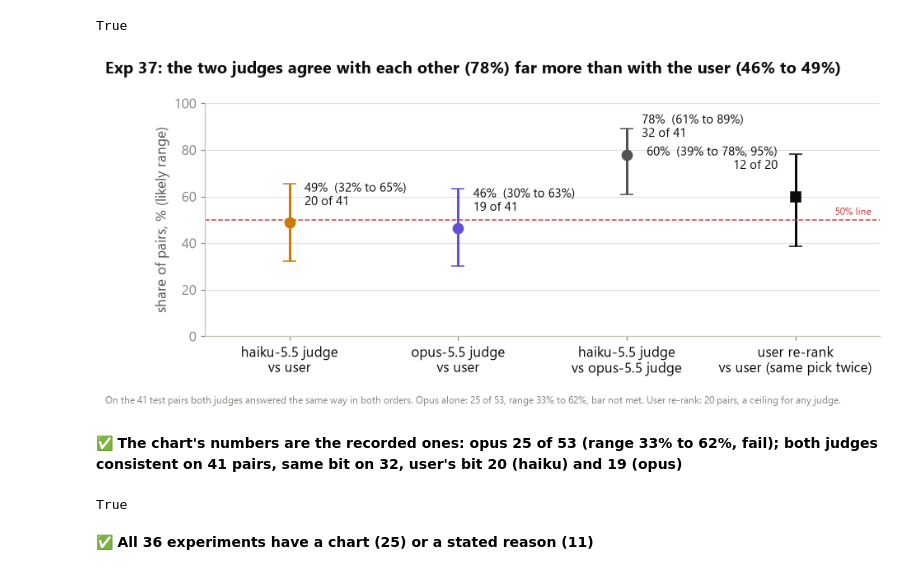
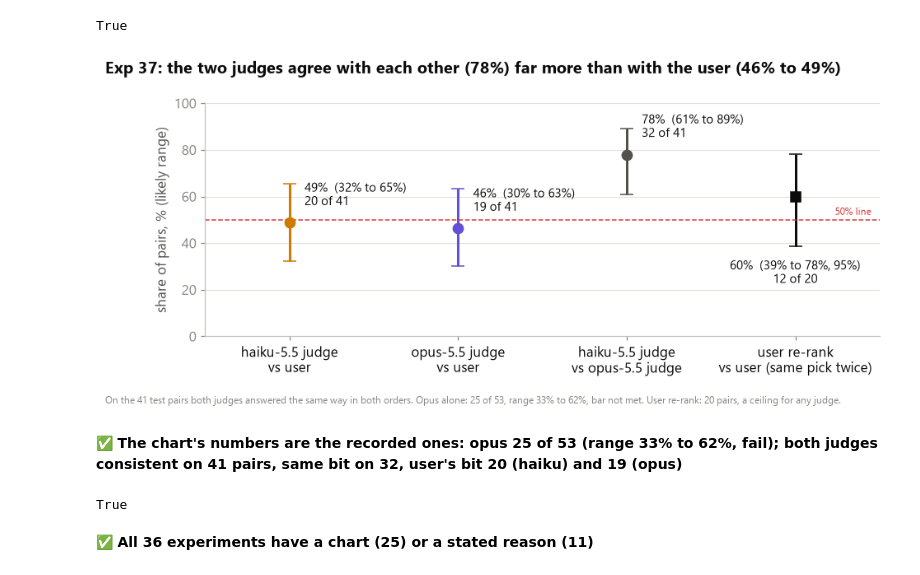
Before and after one commit to supriya-kotturu/humor-me, a Jupyter notebook: notebooks/decision-plot.ipynb, the cells around one changed output. Saved outputs shown, nothing was run; the diff lists cells and outputs as text; code cells hidden in the pictures.

```diff
--- a/notebooks/decision-plot.ipynb
+++ b/notebooks/decision-plot.ipynb
@@ -1214,35 +1214,35 @@ g37 = metric("dpo_judge_gate_opus")
 jj = g37.get("judge_vs_judge") or dp37.judge_vs_judge(dp37.need_pairs()[2])  # the caches under data/ only until the record has it
 n = jj["pairs"]
 Z975 = dp37.Z["opus"]
 OPUS_C = "#6250d6"
 pts = [("haiku-5.5 judge\nvs user", jj["haiku_agrees_with_you"], n, WRITER["claude-haiku-5-5"]),
        ("opus-5.5 judge\nvs user", jj["opus_agrees_with_you"], n, OPUS_C),
        ("haiku-5.5 judge\nvs opus-5.5 judge", jj["same"], n, SLATE)]
 fig, ax = plt.subplots(figsize=(9.6, 3.9))
 for x, (name, k, m, col) in enumerate(pts):
     lo, hi = jc.wilson(k, m, Z975)
     ax.errorbar(x, 100 * k / m, yerr=[[100 * (k / m - lo)], [100 * (hi - k / m)]], fmt="o", color=col, ms=8, capsize=5, lw=2)
     ax.annotate(f"{k / m:.0%}  ({lo:.0%} to {hi:.0%})\n{k} of {m}", (x, 100 * k / m), xytext=(12, 14), textcoords="offset points", fontsize=10)
 # the user's own repeat rate: the ceiling for any judge on these pairs (reported only, 95% range from the record)
 sa = g37["self_agreement"]
 ux = 3
 ulo, uhi = sa["wilson95"]
 ax.errorbar(ux, 100 * sa["same"] / sa["of"], yerr=[[100 * (sa["same"] / sa["of"] - ulo)], [100 * (uhi - sa["same"] / sa["of"])]], fmt="s", color=INK, ms=8, capsize=5, lw=2)
-ax.annotate(f"{sa['same'] / sa['of']:.0%}  ({ulo:.0%} to {uhi:.0%}, 95%)\n{sa['same']} of {sa['of']}", (ux, 100 * sa["same"] / sa["of"]), xytext=(-14, 22), textcoords="offset points", ha="right", fontsize=10)
+ax.annotate(f"{sa['same'] / sa['of']:.0%}  ({ulo:.0%} to {uhi:.0%}, 95%)\n{sa['same']} of {sa['of']}", (ux, 100 * sa["same"] / sa["of"]), xytext=(0, -50), textcoords="offset points", ha="center", va="top", fontsize=10)
 ax.axhline(50, color=MISSED, lw=1, ls="--")
 ax.annotate("50% line", (3.45, 50), xytext=(0, 4), textcoords="offset points", ha="right", fontsize=8, color=MISSED)
 ax.set_xticks(range(4), [p[0] for p in pts] + ["user re-rank\nvs user (same pick twice)"], color=INK)
 ax.set_xlim(-.5, 3.5); ax.set_ylim(0, 100); ax.grid(axis="x", visible=False)
 ax.set_ylabel("share of pairs, % (likely range)")
 fig.suptitle("Exp 37: the two judges agree with each other (78%) far more than with the user (46% to 49%)", x=0.01, ha="left", fontweight="bold")
 fig.text(0.01, 0.01, f"On the {n} test pairs both judges answered the same way in both orders. Opus alone: 25 of 53, range 33% to 62%, bar not met. User re-rank: 20 pairs, a ceiling for any judge.", fontsize=8, color=MUTED)
 fig.subplots_adjust(top=.86, bottom=.2)
 done(fig, "exp37-judge-gate")
 check("The chart's numbers are the recorded ones: opus 25 of 53 (range 33% to 62%, fail); both judges consistent on 41 pairs, same bit on 32, user's bit 20 (haiku) and 19 (opus)",
       (g37["agree_consistent"], g37["consistent"], g37["verdict"]) == (25, 53, "fail") and round(g37["wilson975"][0], 2) == 0.33 and round(g37["wilson975"][1], 2) == 0.62
       and (n, jj["same"], jj["haiku_agrees_with_you"], jj["opus_agrees_with_you"]) == (41, 32, 20, 19) and (sa["same"], sa["of"], sa["ties"]) == (12, 20, 3) and (round(ulo, 2), round(uhi, 2)) == (0.39, 0.78))
 # %% [output]
-[figure, old version]
+[figure, new version]
 ✅ **The chart's numbers are the recorded ones: opus 25 of 53 (range 33% to 62%, fail); both judges consistent on 41 pairs, same bit on 32, user's bit 20 (haiku) and 19 (opus)**
 True
 # %%
```
Also changed, not shown: 1 other file.
